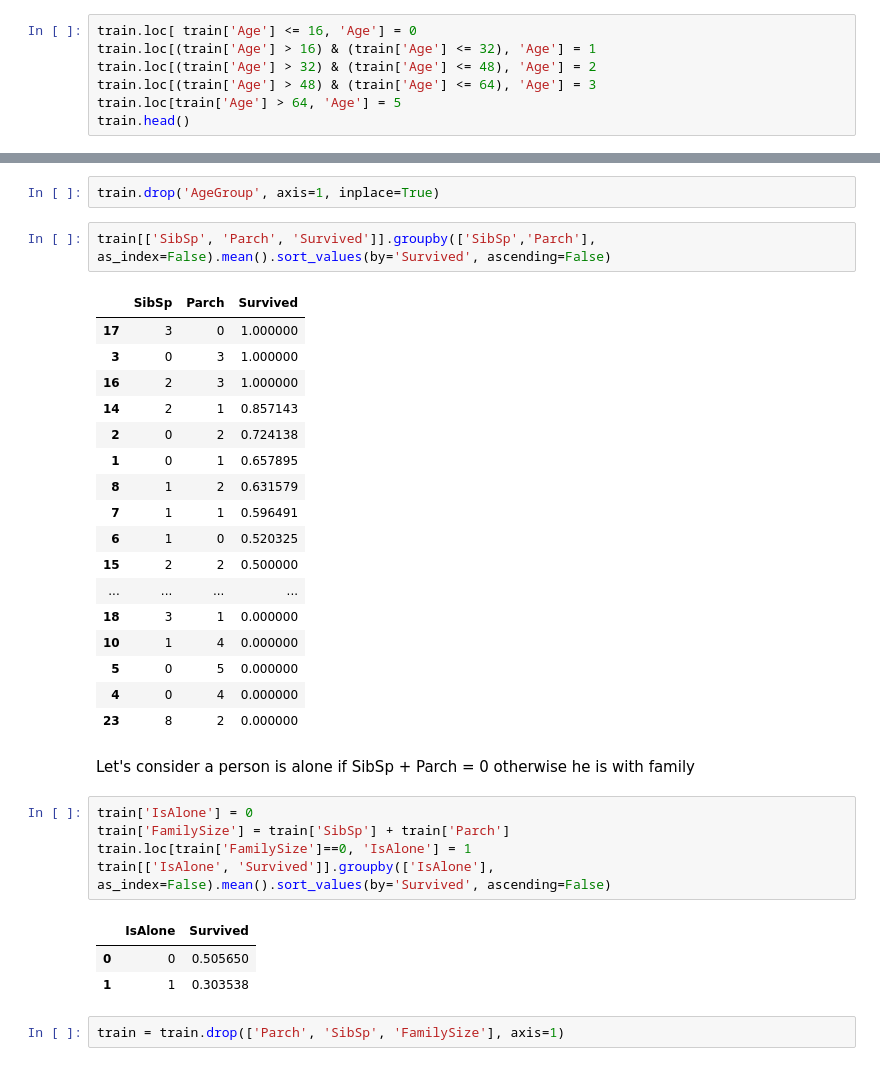
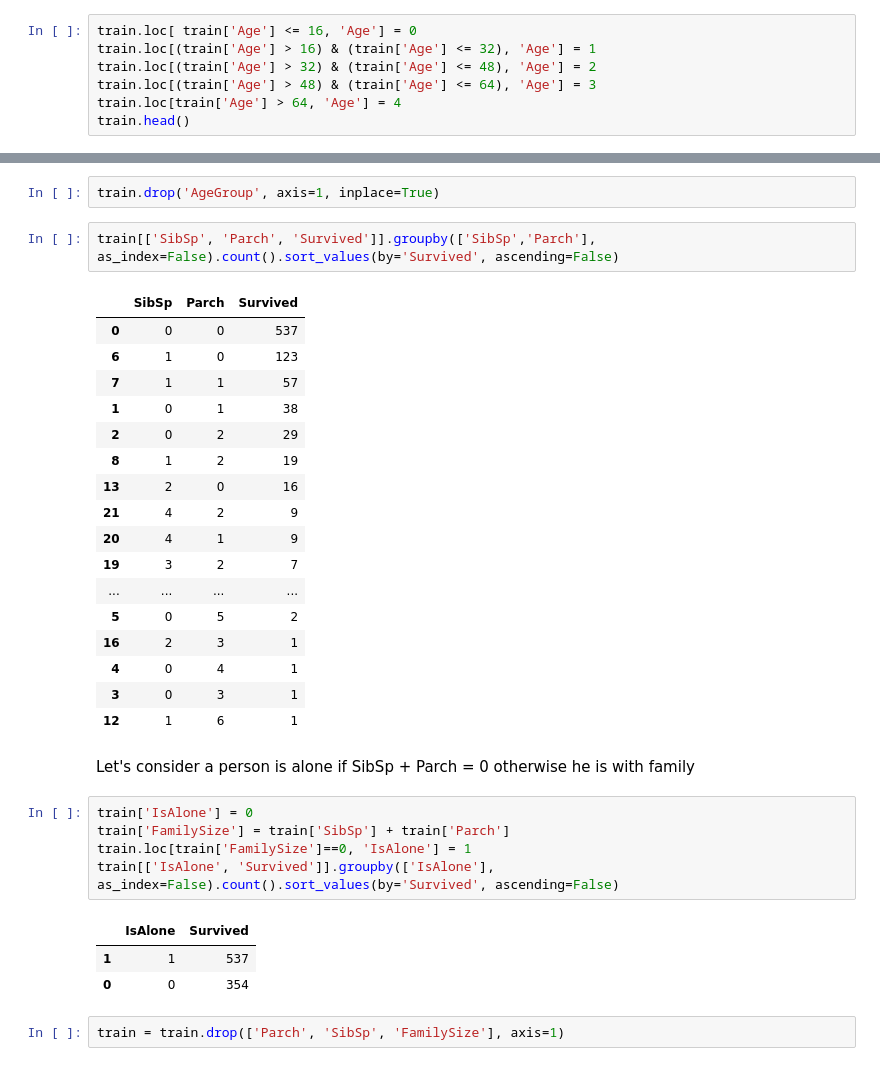
Before and after one commit to saransathy/pycode, a Jupyter notebook: aiml/emsemble-methods/intro-to-ensemble.ipynb, the cells around one changed output, grey strips where cells are left out. Drawn from its saved outputs; the diff is of its cells as text.

```diff
--- a/aiml/emsemble-methods/intro-to-ensemble.ipynb
+++ b/aiml/emsemble-methods/intro-to-ensemble.ipynb
@@ -269,7 +285,7 @@ train.loc[ train['Age'] <= 16, 'Age'] = 0
 train.loc[(train['Age'] > 16) & (train['Age'] <= 32), 'Age'] = 1
 train.loc[(train['Age'] > 32) & (train['Age'] <= 48), 'Age'] = 2
 train.loc[(train['Age'] > 48) & (train['Age'] <= 64), 'Age'] = 3
-train.loc[train['Age'] > 64, 'Age'] = 5
+train.loc[train['Age'] > 64, 'Age'] = 4
 train.head()
 # %% [output]
 |  | Survived | Pclass | Sex | Age | SibSp | Parch | Ticket | Fare | Cabin | Embarked | Title | ... |
@@ -281,36 +306,36 @@ train.head()
 # %%
 train.drop('AgeGroup', axis=1, inplace=True)
 # %%
-train[['SibSp', 'Parch', 'Survived']].groupby(['SibSp','Parch'], as_index=False).mean().sort_values(by='Survived', ascending=False)
+train[['SibSp', 'Parch', 'Survived']].groupby(['SibSp','Parch'], as_index=False).count().sort_values(by='Survived', ascending=False)
 # %% [output]
 |  | SibSp | Parch | Survived |
-| 17 | 3 | 0 | 1.000000 |
-| 3 | 0 | 3 | 1.000000 |
-| 16 | 2 | 3 | 1.000000 |
-| 14 | 2 | 1 | 0.857143 |
-| 2 | 0 | 2 | 0.724138 |
-| 1 | 0 | 1 | 0.657895 |
-| 8 | 1 | 2 | 0.631579 |
-| 7 | 1 | 1 | 0.596491 |
-| 6 | 1 | 0 | 0.520325 |
-| 15 | 2 | 2 | 0.500000 |
+| 0 | 0 | 0 | 537 |
+| 6 | 1 | 0 | 123 |
+| 7 | 1 | 1 | 57 |
+| 1 | 0 | 1 | 38 |
+| 2 | 0 | 2 | 29 |
+| 8 | 1 | 2 | 19 |
+| 13 | 2 | 0 | 16 |
+| 21 | 4 | 2 | 9 |
+| 20 | 4 | 1 | 9 |
+| 19 | 3 | 2 | 7 |
 | ... | ... | ... | ... |
-| 18 | 3 | 1 | 0.000000 |
-| 10 | 1 | 4 | 0.000000 |
-| 5 | 0 | 5 | 0.000000 |
-| 4 | 0 | 4 | 0.000000 |
-| 23 | 8 | 2 | 0.000000 |
+| 5 | 0 | 5 | 2 |
+| 16 | 2 | 3 | 1 |
+| 4 | 0 | 4 | 1 |
+| 3 | 0 | 3 | 1 |
+| 12 | 1 | 6 | 1 |
 # %% [markdown]
 Let's consider a person is alone if SibSp + Parch = 0 otherwise he is with family
 # %%
 train['IsAlone'] = 0
 train['FamilySize'] = train['SibSp'] + train['Parch']
 train.loc[train['FamilySize']==0, 'IsAlone'] = 1
-train[['IsAlone', 'Survived']].groupby(['IsAlone'], as_index=False).mean().sort_values(by='Survived', ascending=False)
+train[['IsAlone', 'Survived']].groupby(['IsAlone'], as_index=False).count().sort_values(by='Survived', ascending=False)
 # %% [output]
 |  | IsAlone | Survived |
-| 0 | 0 | 0.505650 |
-| 1 | 1 | 0.303538 |
+| 1 | 1 | 537 |
+| 0 | 0 | 354 |
 # %%
 train = train.drop(['Parch', 'SibSp', 'FamilySize'], axis=1)
 # %%
```
Also changed, not shown: parts of 34 cells of this notebook.
